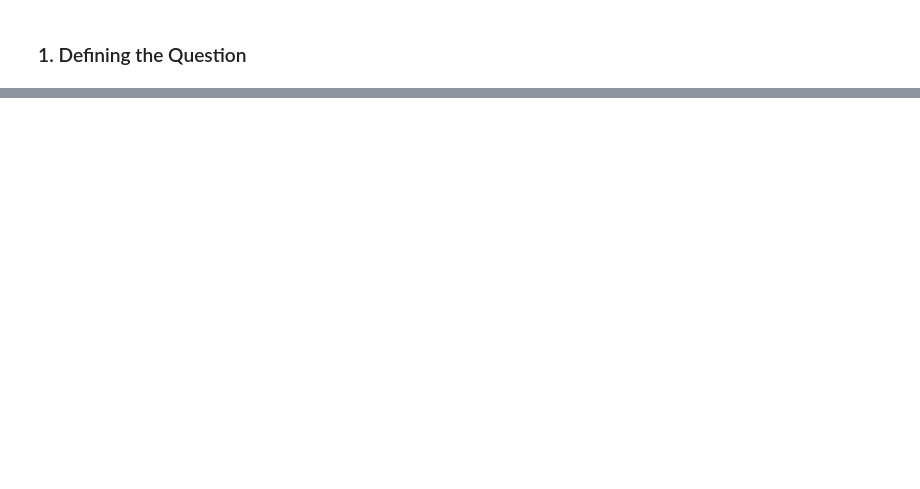
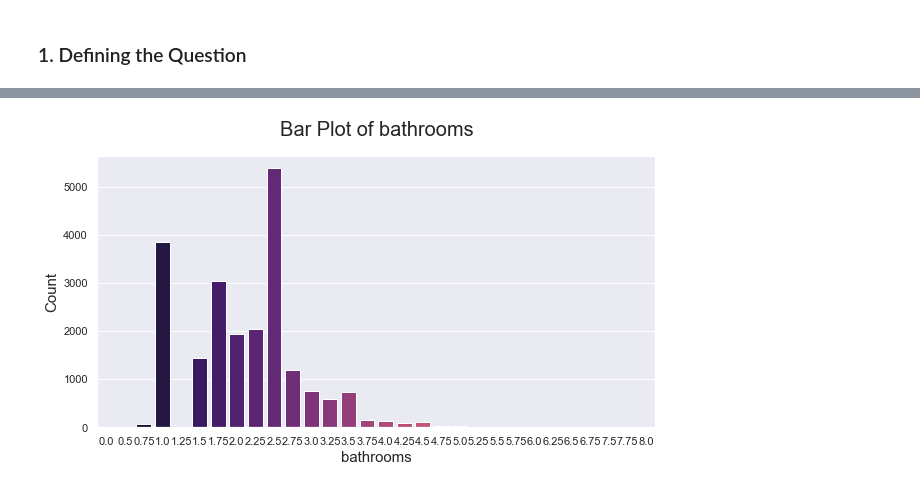
Before and after one commit to stogaja/Python-ML-Projects, a Jupyter notebook: Regression with Hass Consulting Company/app.ipynb, the cells around one changed output, grey strips where cells are left out. Saved outputs shown, nothing was run; the diff lists cells and outputs as text; code cells hidden in the pictures; blank space fills up the shorter version.

```diff
--- a/Regression with Hass Consulting Company/app.ipynb
+++ b/Regression with Hass Consulting Company/app.ipynb
@@ -36,0 +383,5 @@
+# %%
+# count plot for bathrooms
+Categorical_Plots('bathrooms', house_data)
+# %% [output]
+[figure, added]
```
Also changed, not shown: parts of 69 cells of this notebook, 1 other file.
